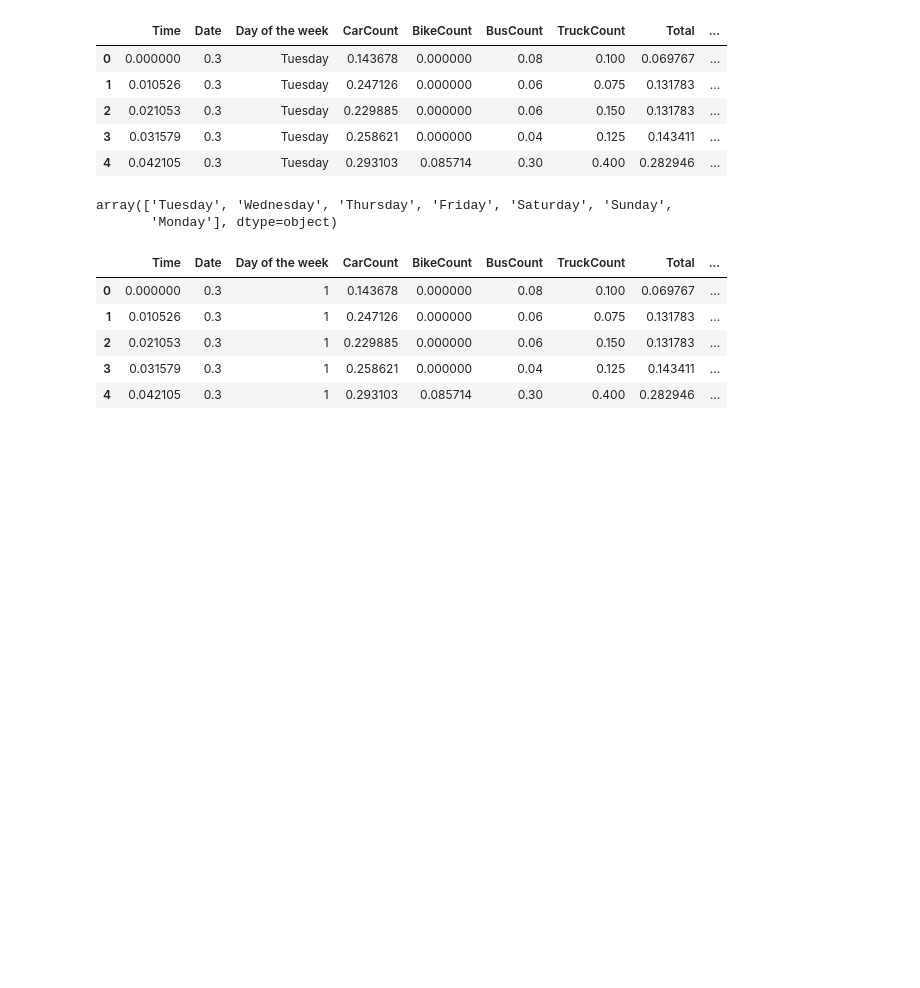
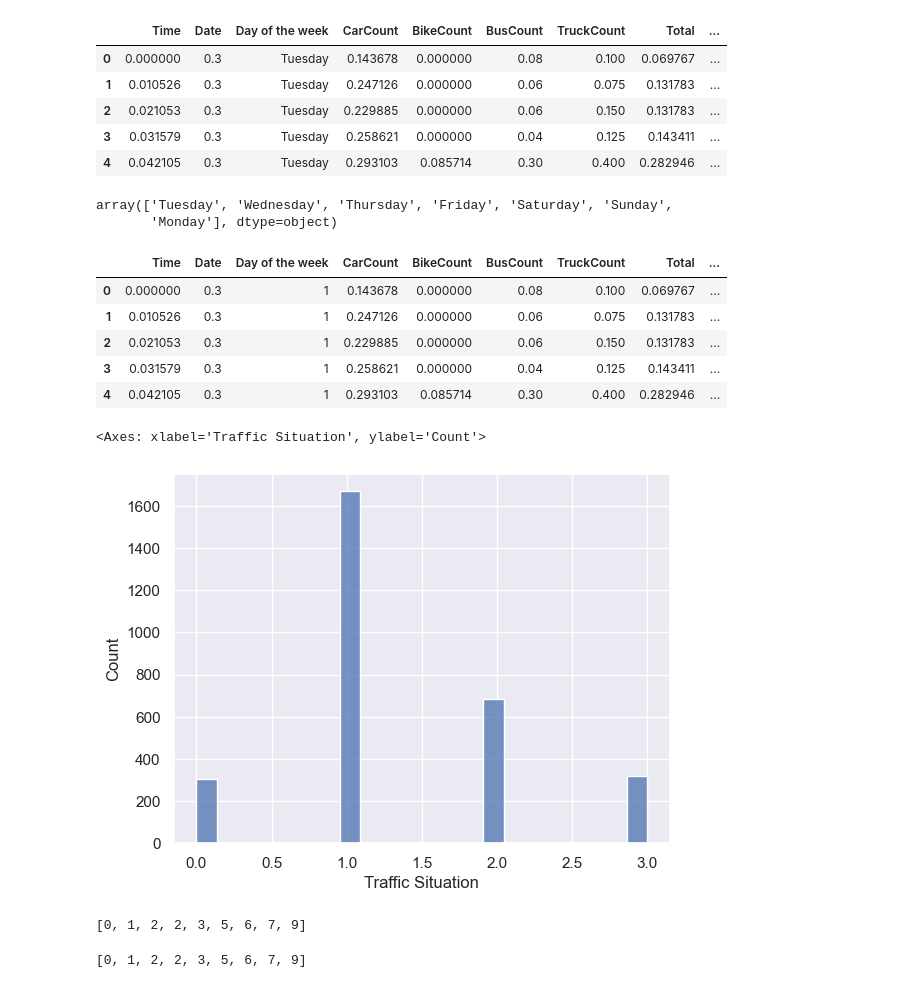
Before and after one commit to Kazeem-Bello/Traffic-Analysis, a Jupyter notebook: assignment.ipynb, the cells around one changed output. Cells and saved outputs as stored; diff of their text form; code cells hidden in the pictures; blank space fills up the shorter version.

```diff
--- a/assignment.ipynb
+++ b/assignment.ipynb
@@ -230,3 +241,8 @@ traffic_df.head()
 | 2 | 0.021053 | 0.3 | 1 | 0.229885 | 0.000000 | 0.06 | 0.150 | 0.131783 | ... |
 | 3 | 0.031579 | 0.3 | 1 | 0.258621 | 0.000000 | 0.04 | 0.125 | 0.143411 | ... |
 | 4 | 0.042105 | 0.3 | 1 | 0.293103 | 0.085714 | 0.30 | 0.400 | 0.282946 | ... |
+# %%
+sns.histplot(traffic_df, x = "Traffic Situation")
+# %% [output]
+<Axes: xlabel='Traffic Situation', ylabel='Count'>
+[figure, added]
@@ -232,0 +278,14 @@ traffic_df.head()
+# %%
+a = [2,6,1,5,3,9,7,0,2]
+
+a = sorted(a)
+a
+# %% [output]
+[0, 1, 2, 2, 3, 5, 6, 7, 9]
+# %%
+b = [2,6,1,5,3,9,7,0,2]
+
+b.sort()
+b
+# %% [output]
+[0, 1, 2, 2, 3, 5, 6, 7, 9]
```
Also changed, not shown: parts of 7 cells of this notebook.
